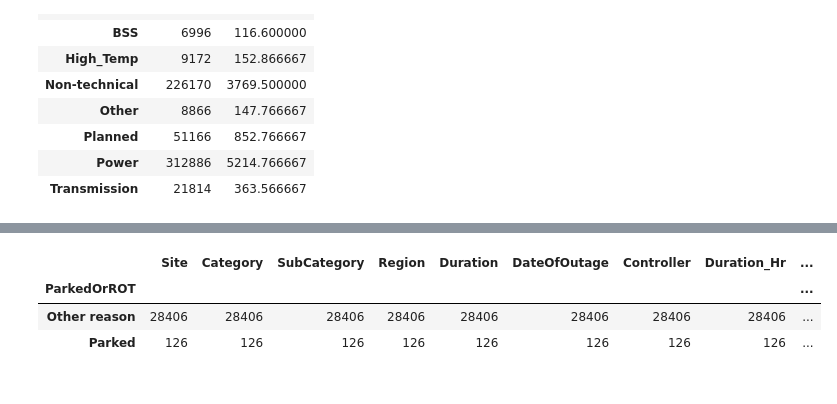
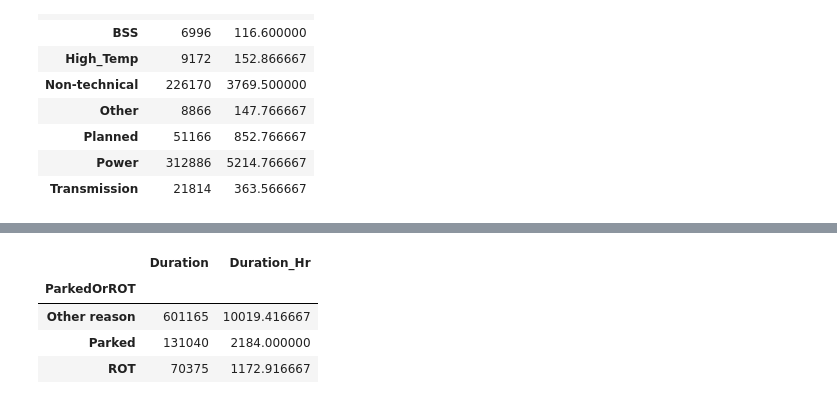
Before and after one commit to Ayman-Abdeen/Ayman-Abdeen-DataAnalysis-A, a Jupyter notebook: Data_Summarization_using_python.ipynb, the cells around one changed output, grey strips where cells are left out. Cells and saved outputs as stored; diff of their text form; code cells hidden in the pictures.

```diff
--- a/Data_Summarization_using_python.ipynb
+++ b/Data_Summarization_using_python.ipynb
@@ -312,8 +331,9 @@ SumOfDuration_HrNCategory
 # %%
-SumOfDuration_HrParkedOrROT=new_df.groupby("ParkedOrROT").count()
+SumOfDuration_HrParkedOrROT=new_df.groupby("ParkedOrROT").sum("Duration_Hr")
 SumOfDuration_HrParkedOrROT
 # %% [output]
-|  | Site | Category | SubCategory | Region | Duration | DateOfOutage | Controller | Duration_Hr | ... |
-| ParkedOrROT |  |  |  |  |  |  |  |  | ... |
-| Other reason | 28406 | 28406 | 28406 | 28406 | 28406 | 28406 | 28406 | 28406 | ... |
-| Parked | 126 | 126 | 126 | 126 | 126 | 126 | 126 | 126 | ... |
+|  | Duration | Duration_Hr |
+| ParkedOrROT |  |  |
+| Other reason | 601165 | 10019.416667 |
+| Parked | 131040 | 2184.000000 |
+| ROT | 70375 | 1172.916667 |
```
Also changed, not shown: parts of 11 cells of this notebook.
